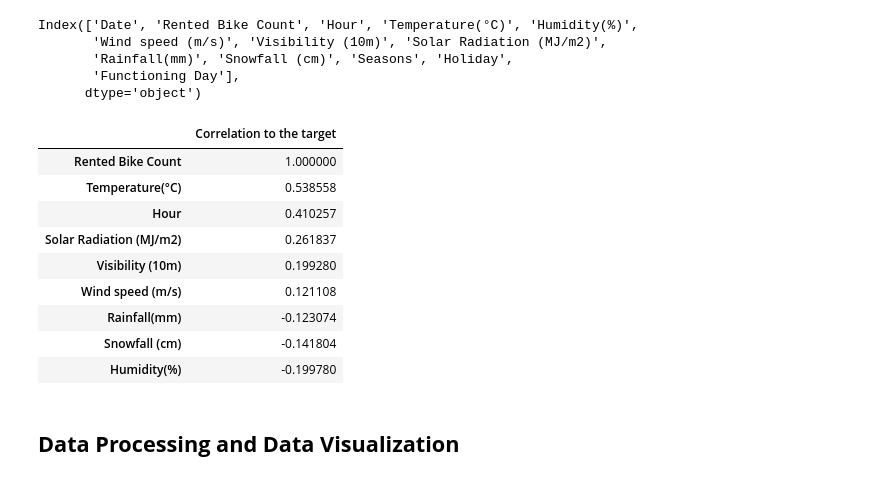
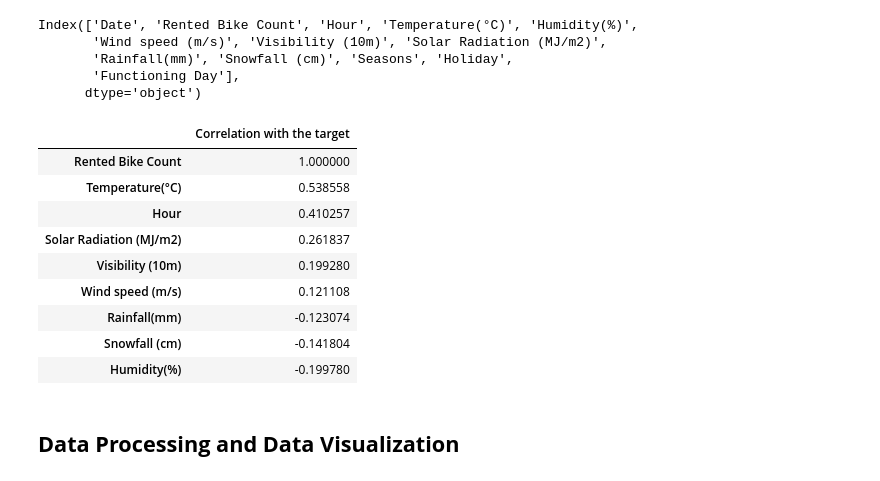
Before and after one commit to anupstar100/Seoul-Bike-Sharing-Demand-Prediction, a Jupyter notebook: SML_Capstone_Project_Bike_Sharing_Demand_Prediction_Capstone_Project.ipynb, the cells around one changed output. Saved outputs shown, nothing was run; the diff lists cells and outputs as text; code cells hidden in the pictures.

```diff
--- a/SML_Capstone_Project_Bike_Sharing_Demand_Prediction_Capstone_Project.ipynb
+++ b/SML_Capstone_Project_Bike_Sharing_Demand_Prediction_Capstone_Project.ipynb
@@ -203,9 +203,9 @@ Index(['Date', 'Rented Bike Count', 'Hour', 'Temperature(°C)', 'Humidity(%)',
 # %%
 # LIST OF SORTED CORRELATION OF TVARIABLES TO THE TARGET
 
-pd.DataFrame(df.corr().unstack().sort_values(ascending = False)['Rented Bike Count'], columns = ['Correlation to the target']).style.background_gradient(cmap = sns.light_palette("red", as_cmap=True))
+pd.DataFrame(df.corr().unstack().sort_values(ascending = False)['Rented Bike Count'], columns = ['Correlation with the target']).style.background_gradient(cmap = sns.light_palette("red", as_cmap=True))
 # %% [output]
-|  | Correlation to the target |
+|  | Correlation with the target |
 | Rented Bike Count | 1.000000 |
 | Temperature(°C) | 0.538558 |
 | Hour | 0.410257 |
```
